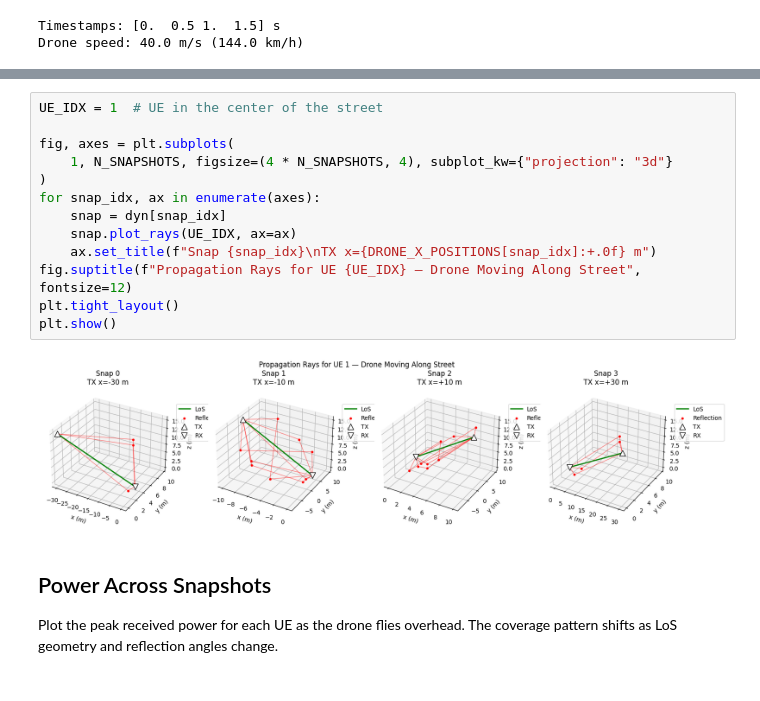
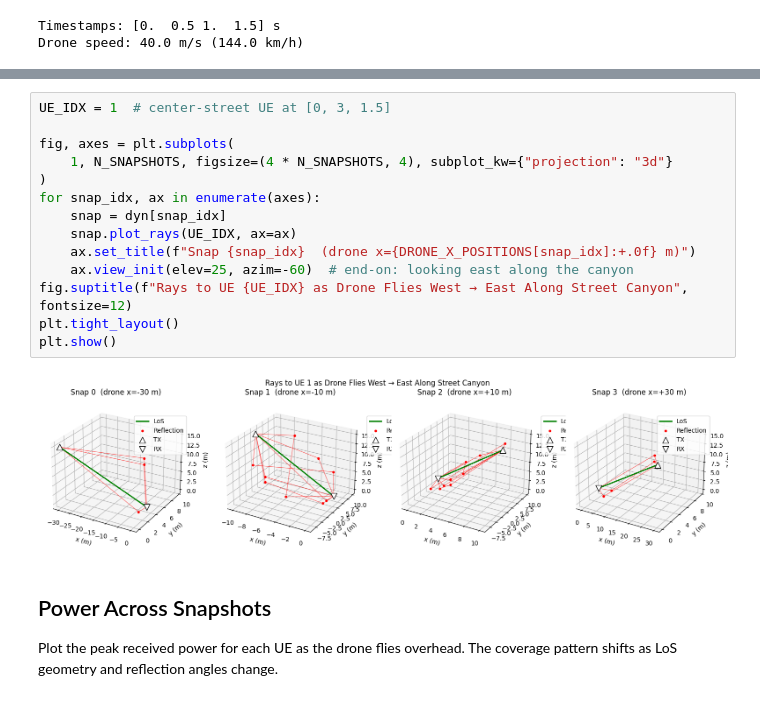
Before and after one commit to DeepMIMO/DeepMIMO, a Jupyter notebook: docs/applications/5_dynamic_rt.ipynb, the cells around one changed output, grey strips where cells are left out. Drawn from its saved outputs; the diff is of its cells as text.

```diff
--- a/docs/applications/5_dynamic_rt.ipynb
+++ b/docs/applications/5_dynamic_rt.ipynb
@@ -263,18 +282,19 @@ and their delays shift across scenes.
 # %%
-UE_IDX = 1  # UE in the center of the street
+UE_IDX = 1  # center-street UE at [0, 3, 1.5]
 
 fig, axes = plt.subplots(
     1, N_SNAPSHOTS, figsize=(4 * N_SNAPSHOTS, 4), subplot_kw={"projection": "3d"}
 )
 for snap_idx, ax in enumerate(axes):
     snap = dyn[snap_idx]
     snap.plot_rays(UE_IDX, ax=ax)
-    ax.set_title(f"Snap {snap_idx}\nTX x={DRONE_X_POSITIONS[snap_idx]:+.0f} m")
-fig.suptitle(f"Propagation Rays for UE {UE_IDX} — Drone Moving Along Street", fontsize=12)
+    ax.set_title(f"Snap {snap_idx}  (drone x={DRONE_X_POSITIONS[snap_idx]:+.0f} m)")
+    ax.view_init(elev=25, azim=-60)  # end-on: looking east along the canyon
+fig.suptitle(f"Rays to UE {UE_IDX} as Drone Flies West → East Along Street Canyon", fontsize=12)
 plt.tight_layout()
 plt.show()
 # %% [output]
-[figure, old version]
+[figure, new version]
 # %% [markdown]
 ## Power Across Snapshots
 
```
Also changed, not shown: parts of 7 cells of this notebook, 1 other file.
